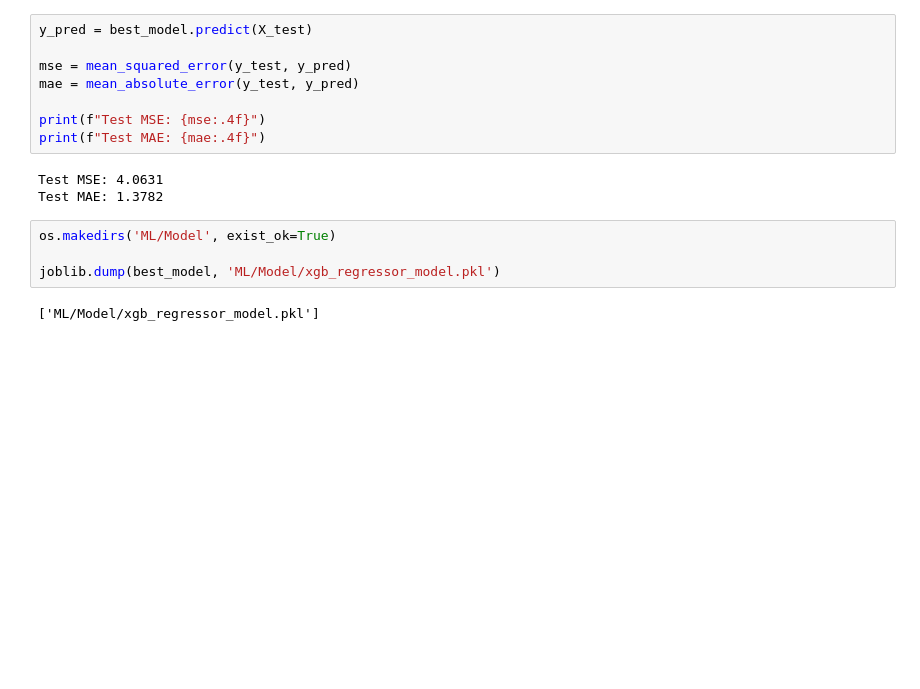
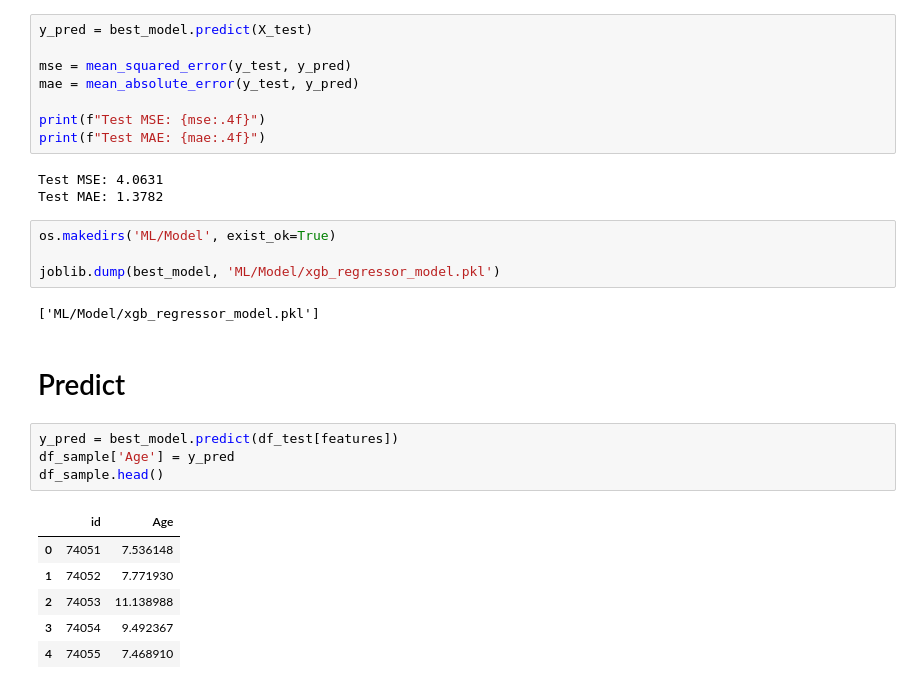
Before and after one commit to FirmanHasibuan14/crab-age-regressor, a Jupyter notebook: ML/Notebook/notebook.ipynb, the cells around one changed output. Saved outputs shown, nothing was run; the diff lists cells and outputs as text; blank space fills up the shorter version.

Commit message:
feat: add predict

```diff
--- a/ML/Notebook/notebook.ipynb
+++ b/ML/Notebook/notebook.ipynb
@@ -438,3 +438,16 @@ os.makedirs('ML/Model', exist_ok=True)
 joblib.dump(best_model, 'ML/Model/xgb_regressor_model.pkl')
 # %% [output]
 ['ML/Model/xgb_regressor_model.pkl']
+# %% [markdown]
+# Predict
+# %%
+y_pred = best_model.predict(df_test[features])
+df_sample['Age'] = y_pred
+df_sample.head()
+# %% [output]
+|  | id | Age |
+| 0 | 74051 | 7.536148 |
+| 1 | 74052 | 7.771930 |
+| 2 | 74053 | 11.138988 |
+| 3 | 74054 | 9.492367 |
+| 4 | 74055 | 7.468910 |
```
